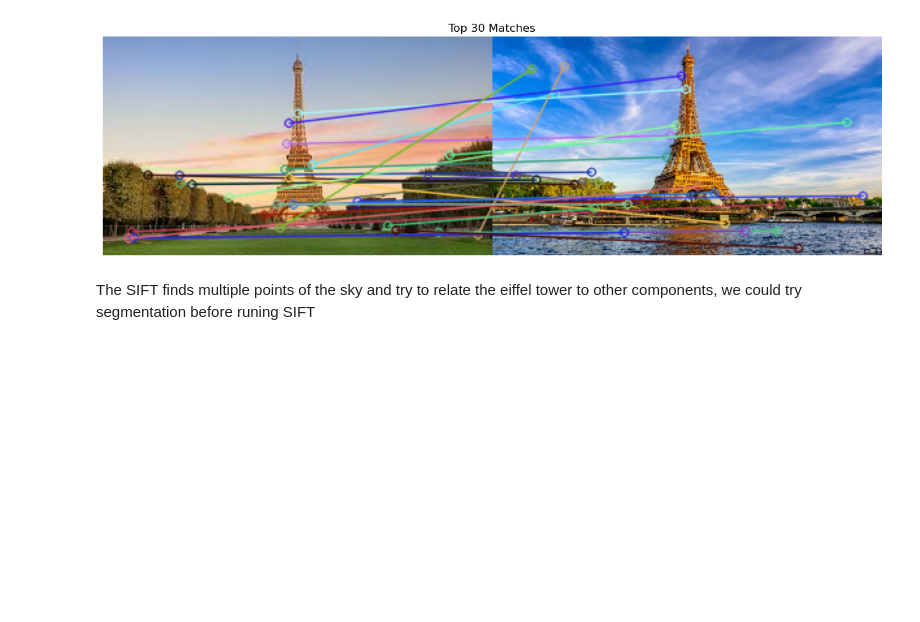
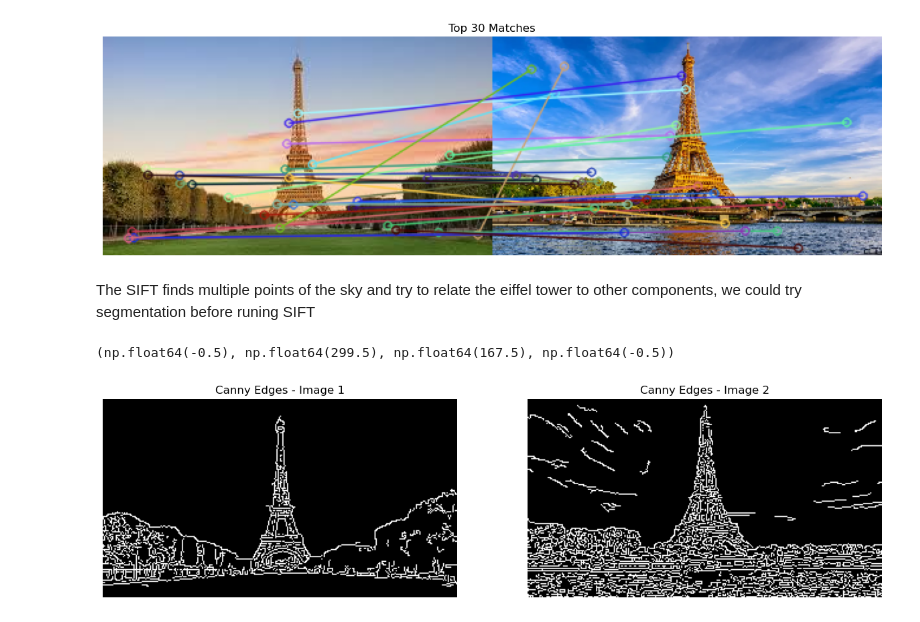
Before and after one commit to AnthonyBebek/Computer-Vision-Image-Analysis, a Jupyter notebook: Tutorials/Week5/ExtendedWork.ipynb, the cells around one changed output. Drawn from its saved outputs; the diff is of its cells as text; code cells hidden in the pictures; blank space fills up the shorter version.

```diff
--- a/Tutorials/Week5/ExtendedWork.ipynb
+++ b/Tutorials/Week5/ExtendedWork.ipynb
@@ -34,3 +34,18 @@ plt.show()
 [figure]
 # %% [markdown]
 The SIFT finds multiple points of the sky and try to relate the eiffel tower to other components, we could try segmentation before runing SIFT
+# %%
+canny1 = cv2.Canny(gray1, 100, 200)
+canny2 = cv2.Canny(gray2, 100, 200)
+plt.figure(figsize=(15, 10))
+plt.subplot(1, 2, 1)
+plt.imshow(canny1, cmap='gray')
+plt.title('Canny Edges - Image 1')
+plt.axis('off')
+plt.subplot(1, 2, 2)
+plt.imshow(canny2, cmap='gray')
+plt.title('Canny Edges - Image 2')
+plt.axis('off')
+# %% [output]
+(np.float64(-0.5), np.float64(299.5), np.float64(167.5), np.float64(-0.5))
+[figure, added]
```
Also changed, not shown: parts of 1 cell of this notebook, 6 other files.
